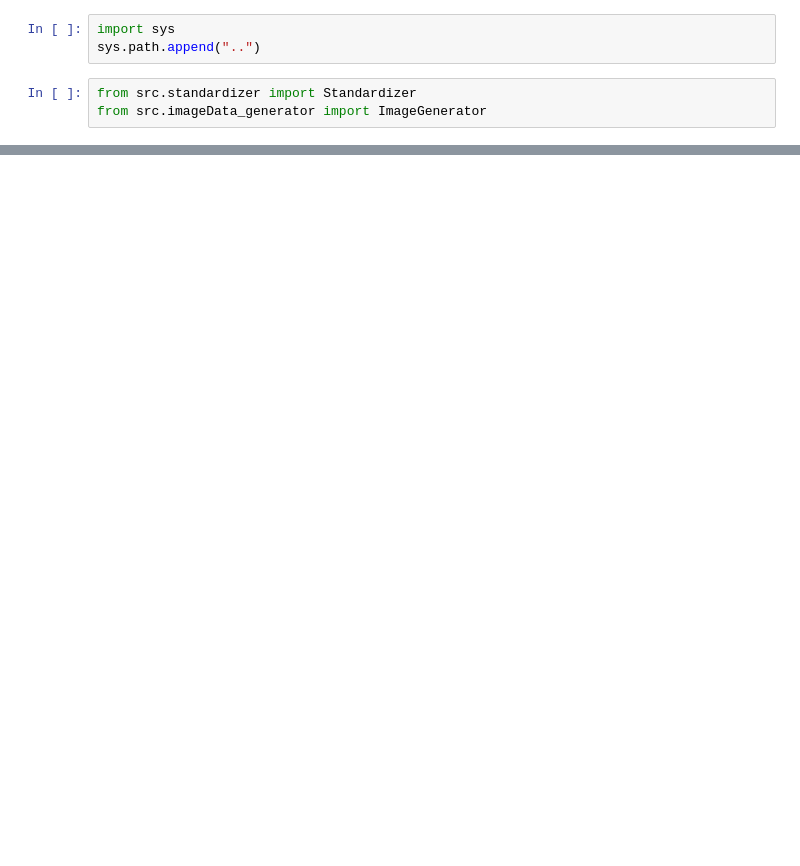
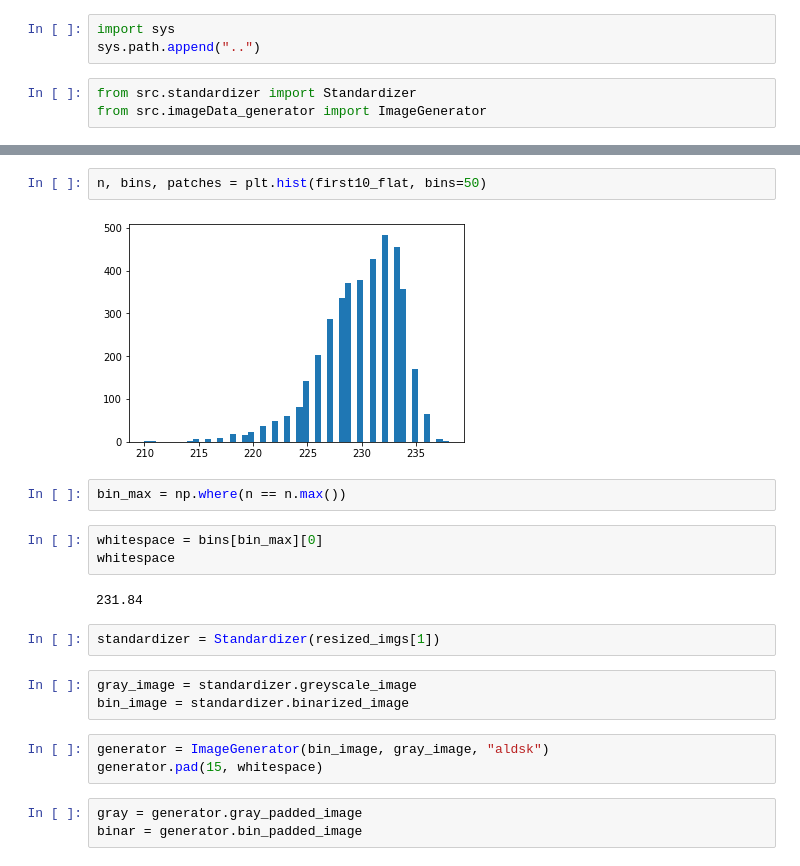
Before and after one commit to reiffd7/line_remover_, a Jupyter notebook: notebooks/CNN_demo.ipynb, the cells around one changed output, grey strips where cells are left out. Cells and saved outputs as stored; diff of their text form; blank space fills up the shorter version.

```diff
--- a/notebooks/CNN_demo.ipynb
+++ b/notebooks/CNN_demo.ipynb
@@ -24,0 +55,22 @@ Loading resized images
+# %%
+n, bins, patches = plt.hist(first10_flat, bins=50)
+# %% [output]
+[figure, added]
+# %%
+bin_max = np.where(n == n.max())
+# %%
+whitespace = bins[bin_max][0]
+whitespace
+# %% [output]
+231.84
+# %%
+standardizer = Standardizer(resized_imgs[1])
+# %%
+gray_image = standardizer.greyscale_image
+bin_image = standardizer.binarized_image
+# %%
+generator = ImageGenerator(bin_image, gray_image, "aldsk")
+generator.pad(15, whitespace)
+# %%
+gray = generator.gray_padded_image
+binar = generator.bin_padded_image
```
Also changed, not shown: parts of 15 cells of this notebook, 37 other files.
